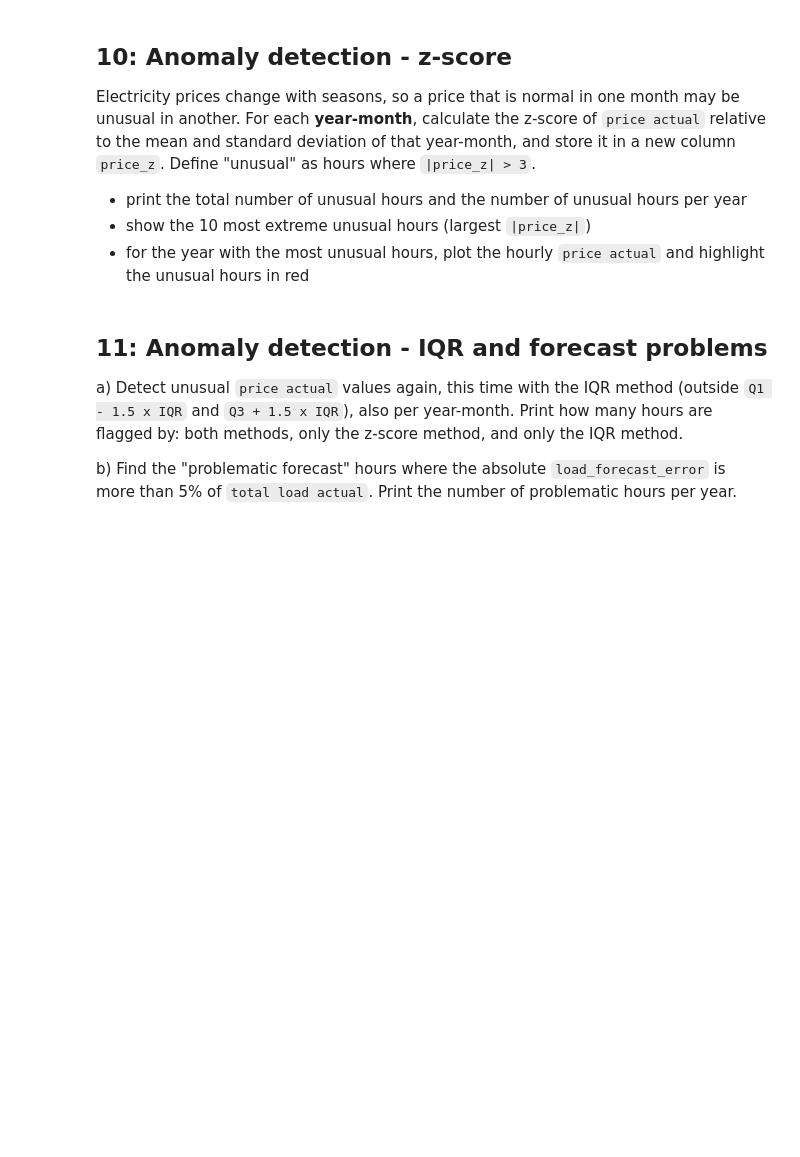
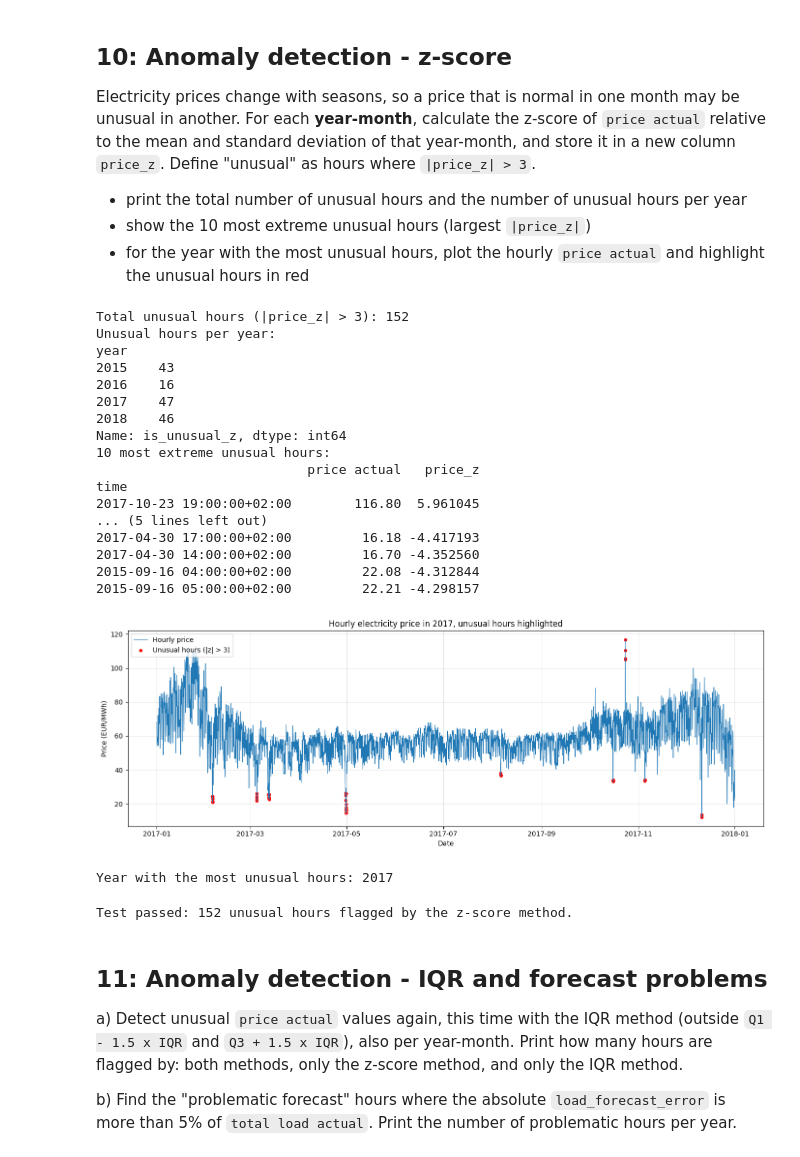
Before and after one commit to shihuidong26/big-data-tb1, a Jupyter notebook: 26040385_1.ipynb, the cells around one changed output. Saved outputs shown, nothing was run; the diff lists cells and outputs as text; code cells hidden in the pictures; blank space fills up the shorter version.

Commit message:
TB1 completed: full analysis, tests and reflection

```diff
--- a/26040385_1.ipynb
+++ b/26040385_1.ipynb
@@ -312,13 +597,68 @@ Electricity prices change with seasons, so a price that is normal in one month m
 - for the year with the most unusual hours, plot the hourly `price actual` and highlight the unusual hours in red
 # %%
 # BEGIN SOLUTION
-# Your code here with comments or explanation
+import matplotlib.pyplot as plt
 
+# z-score of the price inside each year-month, so normal seasonal prices are not flagged
+df_clean["price_z"] = df_clean.groupby(["year", "month"])["price actual"].transform(lambda s: (s - s.mean()) / s.std())
+df_clean["is_unusual_z"] = df_clean["price_z"].abs() > 3
 
+print("Total unusual hours (|price_z| > 3):", int(df_clean["is_unusual_z"].sum()))
+print("Unusual hours per year:")
+print(df_clean.groupby("year")["is_unusual_z"].sum())
+
+# 10 most extreme unusual hours
+top = df_clean.loc[df_clean["is_unusual_z"]].copy()
+top["abs_z"] = top["price_z"].abs()
+print("10 most extreme unusual hours:")
+print(top.sort_values("abs_z", ascending=False).head(10)[["price actual", "price_z"]])
+
+# Year with the most unusual hours, with the unusual hours highlighted in red
+worst_year = int(df_clean.groupby("year")["is_unusual_z"].sum().idxmax())
+sub = df_clean[df_clean["year"] == worst_year]
+fig, ax = plt.subplots(figsize=(14, 5))
+ax.plot(sub.index, sub["price actual"], color="tab:blue", linewidth=0.8, label="Hourly price")
+ax.scatter(sub.index[sub["is_unusual_z"]], sub["price actual"][sub["is_unusual_z"]], color="red", s=15, label="Unusual hours (|z| > 3)")
+ax.set_title("Hourly electricity price in " + str(worst_year) + ", unusual hours highlighted")
+ax.set_xlabel("Date")
+ax.set_ylabel("Price (EUR/MWh)")
+ax.legend(loc="upper left")
+ax.grid(alpha=0.3)
+fig.tight_layout()
+plt.show()
+print("Year with the most unusual hours:", worst_year)
 # END SOLUTION
+# %% [output]
+Total unusual hours (|price_z| > 3): 152
+Unusual hours per year:
+year
+2015    43
+2016    16
+2017    47
+2018    46
+Name: is_unusual_z, dtype: int64
+10 most extreme unusual hours:
+                           price actual   price_z
+time
+2017-10-23 19:00:00+02:00        116.80  5.961045
+... (5 lines left out)
+2017-04-30 17:00:00+02:00         16.18 -4.417193
+2017-04-30 14:00:00+02:00         16.70 -4.352560
+2015-09-16 04:00:00+02:00         22.08 -4.312844
+2015-09-16 05:00:00+02:00         22.21 -4.298157
+[figure, added]
+Year with the most unusual hours: 2017
 # %%
 # Add at least one test case here to verify the correctness of your code.
 # You can use assertions or print statements to check the expected output.
+
+assert df_clean["price_z"].notna().all(), "price_z must be defined for every hour"
+assert (df_clean.loc[df_clean["is_unusual_z"], "price_z"].abs() > 3).all()
+assert (df_clean.loc[~df_clean["is_unusual_z"], "price_z"].abs() <= 3).all()
+assert int(df_clean["is_unusual_z"].sum()) == 152, "expected 152 unusual hours"
+print("Test passed: 152 unusual hours flagged by the z-score method.")
+# %% [output]
+Test passed: 152 unusual hours flagged by the z-score method.
 # %% [markdown]
 ## 11: Anomaly detection - IQR and forecast problems
 
```
Also changed, not shown: parts of 48 cells of this notebook.
